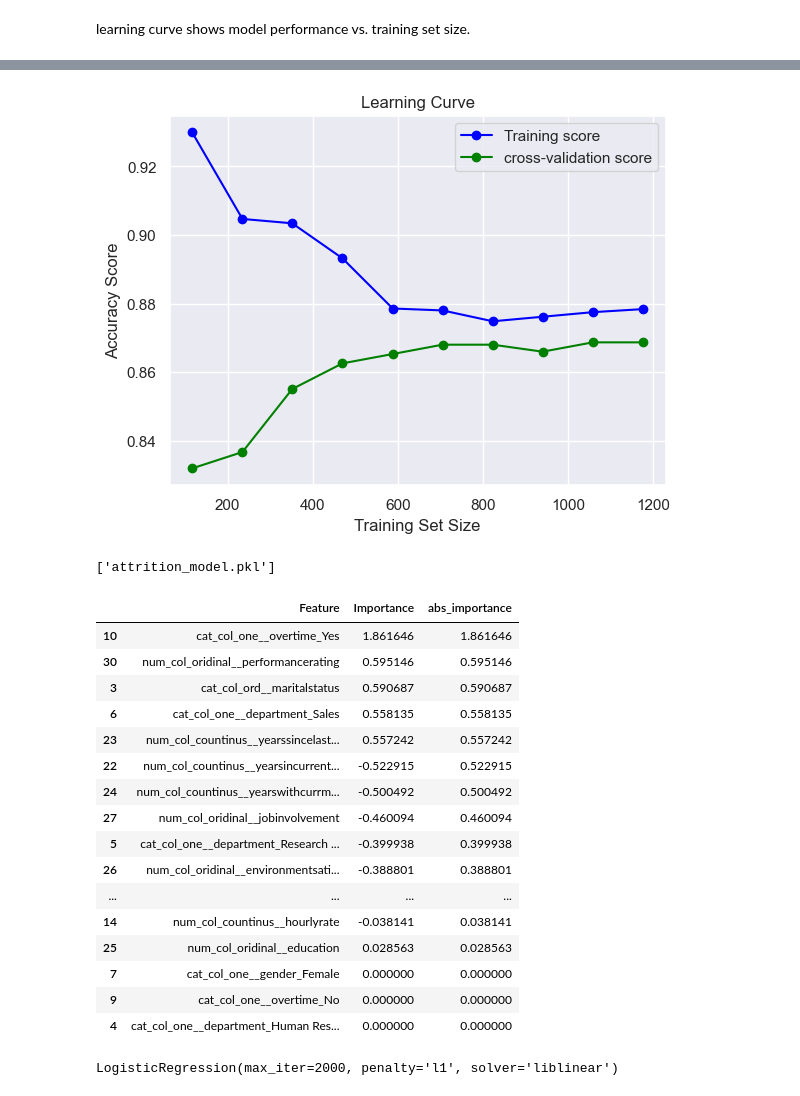
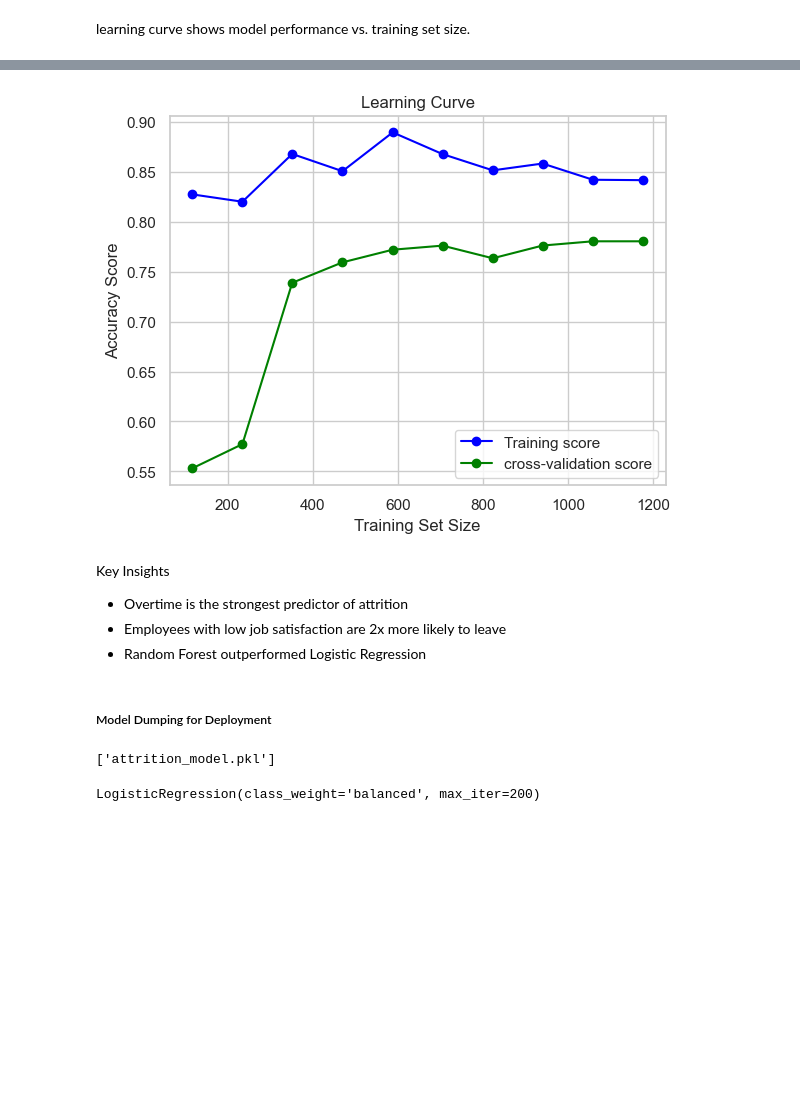
Before and after one commit to Mayankjoshi341/minor-project, a Jupyter notebook: minor-project-7sem/minor-project-7sem.ipynb, the cells around one changed output, grey strips where cells are left out. Cells and saved outputs as stored; diff of their text form; code cells hidden in the pictures; blank space fills up the shorter version.

```diff
--- a/minor-project-7sem/minor-project-7sem.ipynb
+++ b/minor-project-7sem/minor-project-7sem.ipynb
@@ -110,2 +162,5 @@ df = df.drop(columns = ["unnamed: 0"])
+# %%
+col_drop = ['employeenumber', "unnamed: 0" ]
+df = df.drop(columns= col_drop , axis= 1)
 # %%
 df.to_csv("hr_manages.csv", index= True)
@@ -401,0 +255,4 @@ plt.show()
+# %%
+x_train , x_test , y_train , y_test = train_test_split(
+    x,y , test_size = 0.2
+    )
@@ -401,0 +288,22 @@ plt.show()
+# %%
+models = [
+    {'model': LogisticRegression(max_iter=200, class_weight='balanced'), 'name': 'Logistic Regression'},
+    {'model': SVC(class_weight='balanced', probability=True), 'name': 'Support Vector Machine'},
+    {'model': DecisionTreeClassifier(class_weight='balanced'), 'name': 'Decision Tree'},
+    {'model': RandomForestClassifier(class_weight='balanced'), 'name': 'Random Forest'}
+]
+
+
+from sklearn.metrics import recall_score
+
+for m in models:
+    clf = Pipeline(steps=[
+        ('preprocessor', preprocessor),
+        ('classifier', m['model'])
+    ])
+
+    clf.fit(x_train, y_train)
+    y_pred = clf.predict(x_test)
+    recall = recall_score(y_test, y_pred)
+
+    print(f"Recall of the model {m['name']} is {recall*100:.2f}%")
@@ -401,0 +351,4 @@ plt.show()
+# %%
+clf = Pipeline(steps = [
+    ('preprocessor' , preprocessor),
+    ('classifier' , SVC(class_weight= "balanced" , kernel = 'poly' ,gamma= 'scale' ,C = 0.1))])
@@ -405,16 +375,23 @@ learning curve shows model performance vs. training set size.
 # %%
-from sklearn.model_selection import learning_curve
-train_size , train_score , test_score = learning_curve(attrition_model , x , y , cv = 5 , n_jobs= -1 , scoring= 'accuracy' , train_sizes= np.linspace(0.1, 1.0, 10))
+
+train_size , train_score , test_score = learning_curve(attrition_model , x , y , cv = 5 , n_jobs= -1 , scoring= 'recall' , train_sizes= np.linspace(0.1, 1.0, 10))
 train_mean = np.mean(train_score , axis= 1)
 test_mean = np.mean(test_score , axis = 1)
 
 plt.plot(train_size ,train_mean , 'o-' , label = "Training score" , color = 'blue' )
 plt.plot(train_size ,test_mean , 'o-' , label = "cross-validation score" , color = 'green' )
 plt.xlabel("Training Set Size")
 plt.ylabel("Accuracy Score")
 plt.title("Learning Curve")
 plt.legend(loc = 'best')
 plt.show()
 # %% [output]
-[figure, old version]
+[figure, new version]
+# %% [markdown]
+Key Insights
+- Overtime is the strongest predictor of attrition
+- Employees with low job satisfaction are 2x more likely to leave
+- Random Forest outperformed Logistic Regression
+# %% [markdown]
+##### Model Dumping for Deployment
 # %%
@@ -423,34 +410,6 @@ dump(attrition_model , 'attrition_model.pkl')
 # %% [output]
 ['attrition_model.pkl']
-# %%
-coef = attrition_model.named_steps['classifier'].coef_[0]
-feature_names = attrition_model.named_steps['preprocessor'].get_feature_names_out()
-
-feature_importance = pd.DataFrame({'Feature': feature_names, 'Importance': coef, 'abs_importance': abs(coef)})
-feature_importance.sort_values(by='abs_importance', ascending=False, inplace=True)
-feature_importance
-# %% [output]
-|  | Feature | Importance | abs_importance |
-| 10 | cat_col_one__overtime_Yes | 1.861646 | 1.861646 |
-| 30 | num_col_oridinal__performancerating | 0.595146 | 0.595146 |
-| 3 | cat_col_ord__maritalstatus | 0.590687 | 0.590687 |
-| 6 | cat_col_one__department_Sales | 0.558135 | 0.558135 |
-| 23 | num_col_countinus__yearssincelast... | 0.557242 | 0.557242 |
-| 22 | num_col_countinus__yearsincurrent... | -0.522915 | 0.522915 |
-| 24 | num_col_countinus__yearswithcurrm... | -0.500492 | 0.500492 |
-| 27 | num_col_oridinal__jobinvolvement | -0.460094 | 0.460094 |
-| 5 | cat_col_one__department_Research ... | -0.399938 | 0.399938 |
-| 26 | num_col_oridinal__environmentsati... | -0.388801 | 0.388801 |
-| ... | ... | ... | ... |
-| 14 | num_col_countinus__hourlyrate | -0.038141 | 0.038141 |
-| 25 | num_col_oridinal__education | 0.028563 | 0.028563 |
-| 7 | cat_col_one__gender_Female | 0.000000 | 0.000000 |
-| 9 | cat_col_one__overtime_No | 0.000000 | 0.000000 |
-| 4 | cat_col_one__department_Human Res... | 0.000000 | 0.000000 |
 # %%
-coef = attrition_model.named_steps['classifier']
-features = attrition_model.feature_names_in_
-
-print(coef)
+print(attrition_model.named_steps['classifier'])
 # %% [output]
-LogisticRegression(max_iter=2000, penalty='l1', solver='liblinear')
+LogisticRegression(class_weight='balanced', max_iter=200)
```
Also changed, not shown: parts of 69 cells of this notebook, 4 other files.
